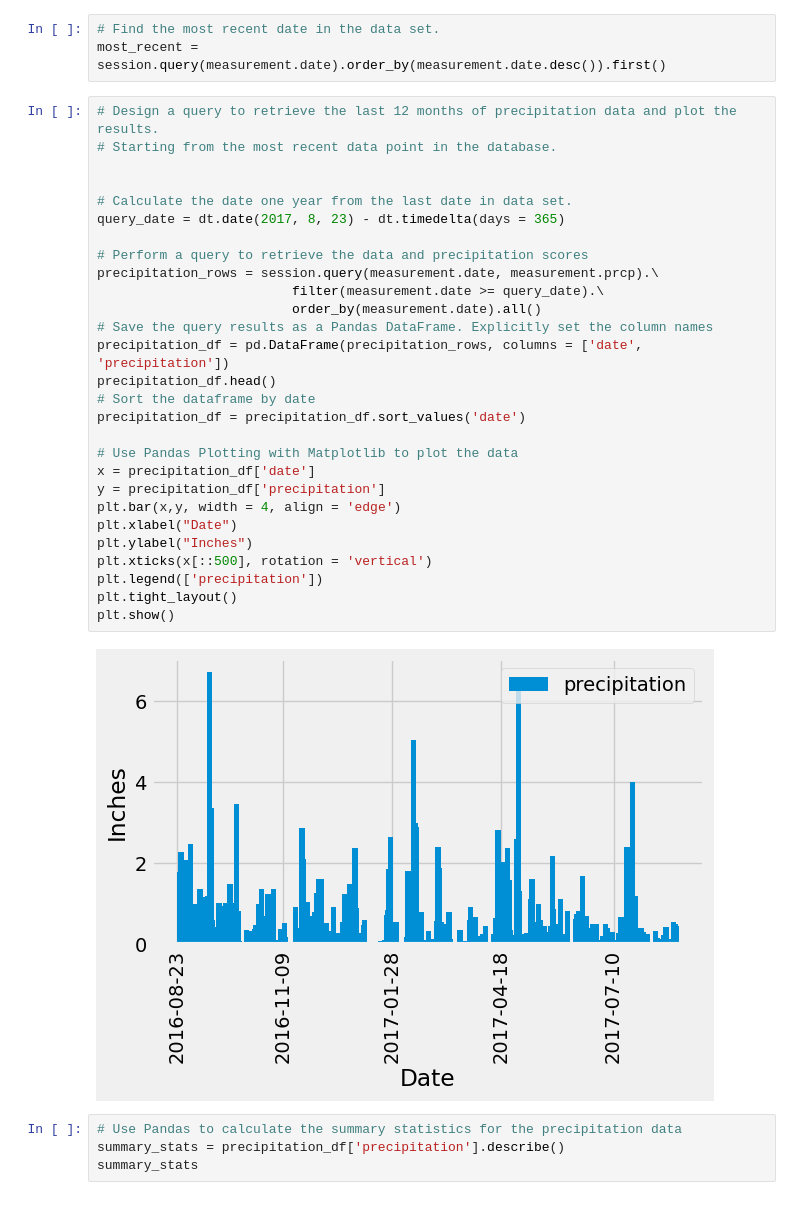
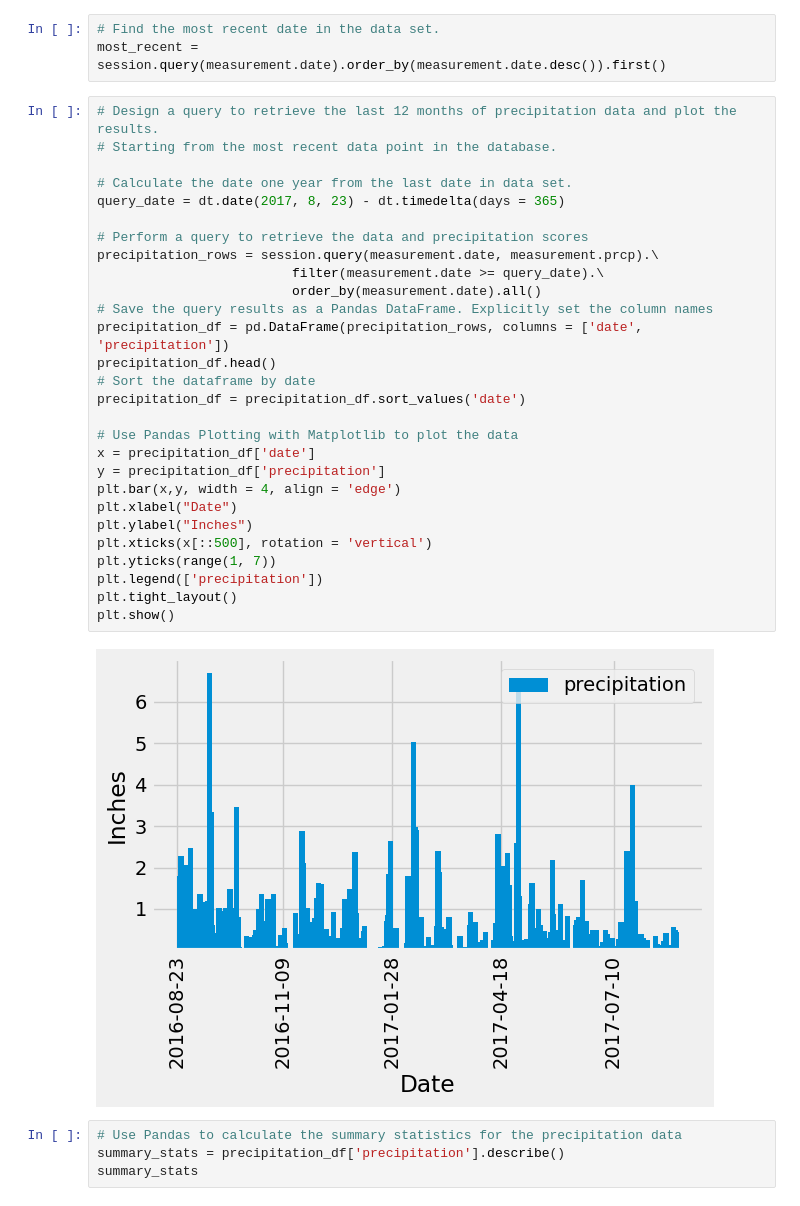
Before and after one commit to brittnwatts/sqlalchemy-challenge, a Jupyter notebook: SurfsUp/climate_starter.ipynb, the cells around one changed output. Cells and saved outputs as stored; diff of their text form.

```diff
--- a/SurfsUp/climate_starter.ipynb
+++ b/SurfsUp/climate_starter.ipynb
@@ -48,33 +48,33 @@ most_recent = session.query(measurement.date).order_by(measurement.date.desc()).
 # %%
 # Design a query to retrieve the last 12 months of precipitation data and plot the results.
 # Starting from the most recent data point in the database.
-
 
 # Calculate the date one year from the last date in data set.
 query_date = dt.date(2017, 8, 23) - dt.timedelta(days = 365)
 
 # Perform a query to retrieve the data and precipitation scores
 precipitation_rows = session.query(measurement.date, measurement.prcp).\
                          filter(measurement.date >= query_date).\
                          order_by(measurement.date).all()
 # Save the query results as a Pandas DataFrame. Explicitly set the column names
 precipitation_df = pd.DataFrame(precipitation_rows, columns = ['date', 'precipitation'])
 precipitation_df.head()
 # Sort the dataframe by date
 precipitation_df = precipitation_df.sort_values('date')
 
 # Use Pandas Plotting with Matplotlib to plot the data
 x = precipitation_df['date']
 y = precipitation_df['precipitation']
 plt.bar(x,y, width = 4, align = 'edge')
 plt.xlabel("Date")
 plt.ylabel("Inches")
 plt.xticks(x[::500], rotation = 'vertical')
+plt.yticks(range(1, 7))
 plt.legend(['precipitation'])
 plt.tight_layout()
 plt.show()
 # %% [output]
-[figure, old version]
+[figure, new version]
 # %%
 # Use Pandas to calculate the summary statistics for the precipitation data
 summary_stats = precipitation_df['precipitation'].describe()
```
Also changed, not shown: parts of 1 cell of this notebook, 3 other files.
